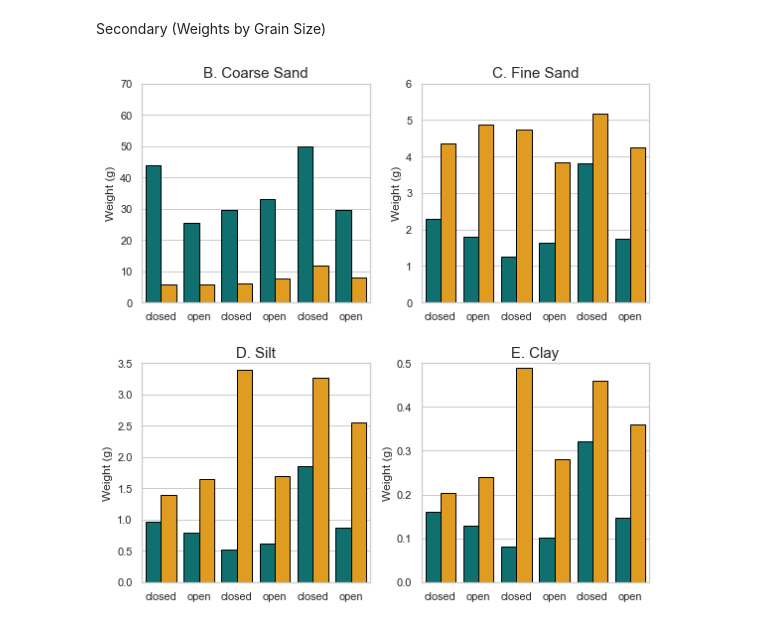
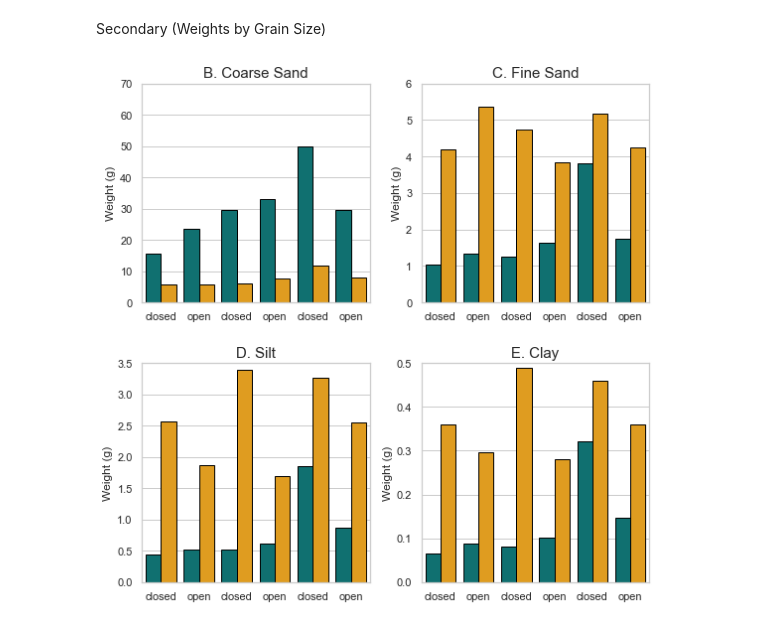
Before and after one commit to nicole-hucke/sediment_trap_paper, a Jupyter notebook: plots/trap_barplots/barplots_code.ipynb, the cells around one changed output. Drawn from its saved outputs; the diff is of its cells as text; code cells hidden in the pictures.

Commit message:
updating barplots for supporting material

```diff
--- a/plots/trap_barplots/barplots_code.ipynb
+++ b/plots/trap_barplots/barplots_code.ipynb
@@ -359,11 +359,11 @@ clay = pd.concat([spring_C, summer_C])
 total_weights = pd.concat([spring_weights, summer_weights])
 
 # for summarized bar plots, only select baskets that start with T1 A,B, T5 A,B and T6 C,D
-summary_cs = coarse_sand[coarse_sand['Sample'].str.startswith(('T1-A', 'T1-B', 'T8-C', 'T8-D', 'T5-A', 'T5-B'))]
-summary_fs = fine_sand[fine_sand['Sample'].str.startswith(('T1-A', 'T1-B', 'T8-C', 'T8-D', 'T5-A', 'T5-B'))]
-summary_s = silt[silt['Sample'].str.startswith(('T1-A', 'T1-B', 'T8-C', 'T8-D', 'T5-A', 'T5-B'))]
-summary_c = clay[clay['Sample'].str.startswith(('T1-A', 'T1-B', 'T8-C', 'T8-D', 'T5-A', 'T5-B'))]
-summary_weights = total_weights[total_weights['Sample'].str.startswith(('T1-A', 'T1-B', 'T8-C', 'T8-D', 'T5-A', 'T5-B'))]
+summary_cs = coarse_sand[coarse_sand['Sample'].str.startswith(('T7-D', 'T7-B', 'T8-C', 'T8-D', 'T5-A', 'T5-B'))]
+summary_fs = fine_sand[fine_sand['Sample'].str.startswith(('T7-D', 'T7-B', 'T8-C', 'T8-D', 'T5-A', 'T5-B'))]
+summary_s = silt[silt['Sample'].str.startswith(('T7-D', 'T7-B', 'T8-C', 'T8-D', 'T5-A', 'T5-B'))]
+summary_c = clay[clay['Sample'].str.startswith(('T7-D', 'T7-B', 'T8-C', 'T8-D', 'T5-A', 'T5-B'))]
+summary_weights = total_weights[total_weights['Sample'].str.startswith(('T7-D', 'T7-B', 'T8-C', 'T8-D', 'T5-A', 'T5-B'))]
 # %% [markdown]
 Primary (Total Weights)
 # %%
@@ -374,7 +374,7 @@ plt.figure(figsize=(5, 5))
 labels = ['closed\n', 'open\n', 'closed\n', 'open\n', 'closed\n', 'open\n']
 
 # define the desired order of the samples
-sample_order = ['T1-A', 'T1-B', 'T8-C', 'T8-D', 'T5-A', 'T5-B']
+sample_order = ['T7-D', 'T7-B', 'T8-C', 'T8-D', 'T5-A', 'T5-B']
 
 ax = sns.barplot(data=summary_weights, x='Sample', y='Weight', hue='season', dodge=True, errorbar=None,
                 palette={'Spring': 'teal', 'Summer': 'orange'}, order=sample_order, edgecolor='black')
@@ -392,15 +391,0 @@ plt.show()
-# %%
-plt.figure(figsize=(5, 5))
-labels = ['closed\n', 'open\n', 'closed\n', 'open\n', 'closed\n', 'open\n']
-
-ax = sns.barplot(data=summary_weights, x='Sample', y='Weight', hue='season', dodge=True, errorbar=None,
-            palette={'Spring': 'teal', 'Summer': 'orange'}, edgecolor='black')
-
-plt.title('A. Total Weight - All Sediment Sizes')
-plt.ylim(0, 80)
-plt.ylabel('Weight (g)')
-plt.xlabel('')
-ax.set_xticklabels(labels)
-plt.legend(loc='upper center', bbox_to_anchor=(0.5, -0.12), ncol=2)
-plt.savefig('plots/total_basket_weights_barplots.jpg', dpi=1000, bbox_inches='tight')
-plt.show()
@@ -414,7 +397,7 @@ sns.set_theme(style="whitegrid")
 labels = ['closed\n', 'open\n', 'closed\n', 'open\n', 'closed\n', 'open\n']
 
 # define the desired order of the samples
-sample_order = ['T1-A', 'T1-B', 'T8-C', 'T8-D', 'T5-A', 'T5-B']
+sample_order = ['T7-D', 'T7-B', 'T8-C', 'T8-D', 'T5-A', 'T5-B']
 
 # coarse sand
 sns.barplot(data=summary_cs, x='Sample', y='Weight', hue='season', ax=axs[0,0],
@@ -453,31 +436,31 @@ axs[1,0].legend_.remove()
 tick_positions = axs[1,0].get_xticks()
 
 # clay
 sns.barplot(data=summary_c, x='Sample', y='Weight', hue='season', ax=axs[1,1],
             dodge=True, errorbar=None, palette={'Spring': 'teal', 'Summer': 'orange'}, order=sample_order, edgecolor='black')
 
 axs[1,1].set_title('E. Clay', size=15)
 axs[1,1].set_ylim(0, 0.5)
 axs[1,1].set_ylabel('Weight (g)')
 axs[1,1].set_xlabel('')
 axs[1,1].set_xticks(ticks=axs[1,1].get_xticks())
 axs[1,1].set_xticklabels(labels)
 axs[1,1].legend_.remove()
 tick_positions = axs[1,1].get_xticks()
 
 # Set alpha for lightslategray bars in all subplots
 for ax in axs.flat:
     for patch in ax.patches:
         # Convert patch color to RGB for comparison, ignoring alpha
         patch_color = mcolors.to_rgb(patch.get_facecolor())
         lightslategray_rgb = mcolors.to_rgb('lightslategray')
 
         if patch_color == lightslategray_rgb:
             # Set the color with a new alpha
             patch.set_facecolor((119/255, 136/255, 153/255, 0.01))  # lightslategray with alpha 0.1
 
 plt.tight_layout()
 plt.savefig('plots/sizes_basket_weights_barplots.jpg', dpi=1000, bbox_inches='tight')
 plt.show()
 # %% [output]
-[figure, old version]
+[figure, new version]
```
Also changed, not shown: parts of 2 cells of this notebook, 7 other files.
